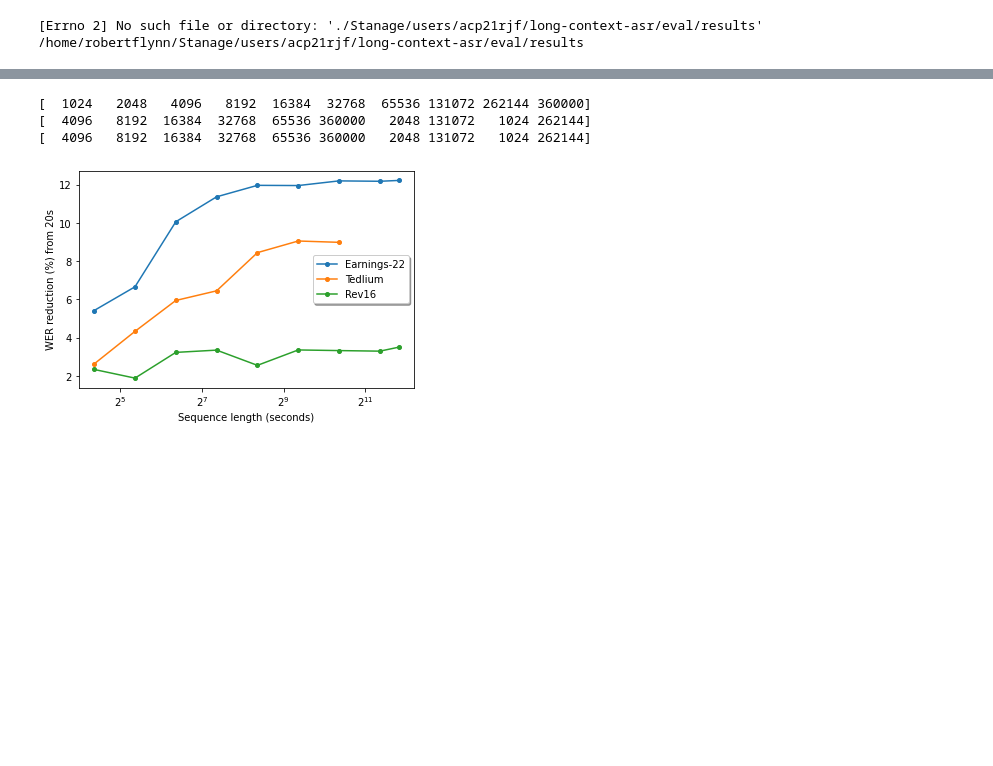
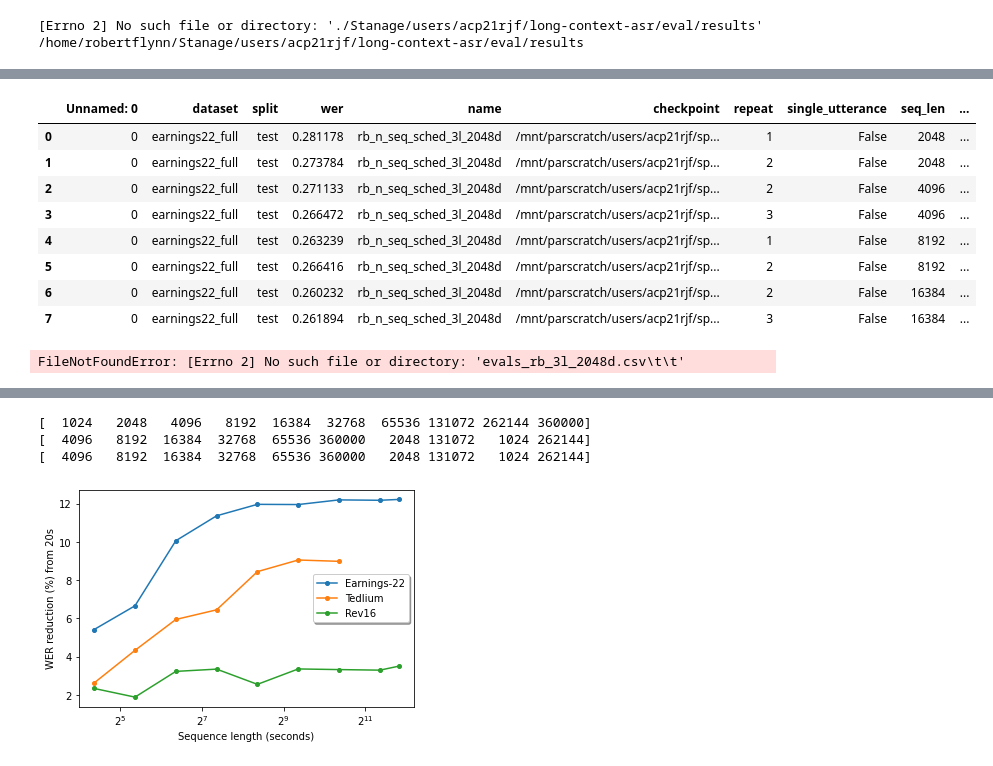
Before and after one commit to robflynnyh/long-context-asr, a Jupyter notebook: eval/results/eval.ipynb, the cells around one changed output, grey strips where cells are left out. Drawn from its saved outputs; the diff is of its cells as text; code cells hidden in the pictures; blank space fills up the shorter version.

```diff
--- a/eval/results/eval.ipynb
+++ b/eval/results/eval.ipynb
@@ -45,5 +46,21 @@ evals_rb_rev16_gnoise_m10_10SNR.csv
 # %%
 import pandas as pd, matplotlib.pyplot as plt, numpy as np
+# %%
+pd.read_csv('evals_rb_3l_2048d.csv')
+# %% [output]
+|  | Unnamed: 0 | dataset | split | wer | name | checkpoint | repeat | single_utterance | seq_len | ... |
+| 0 | 0 | earnings22_full | test | 0.281178 | rb_n_seq_sched_3l_2048d | /mnt/parscratch/users/acp21rjf/sp... | 1 | False | 2048 | ... |
+| 1 | 0 | earnings22_full | test | 0.273784 | rb_n_seq_sched_3l_2048d | /mnt/parscratch/users/acp21rjf/sp... | 2 | False | 2048 | ... |
+| 2 | 0 | earnings22_full | test | 0.271133 | rb_n_seq_sched_3l_2048d | /mnt/parscratch/users/acp21rjf/sp... | 2 | False | 4096 | ... |
+| 3 | 0 | earnings22_full | test | 0.266472 | rb_n_seq_sched_3l_2048d | /mnt/parscratch/users/acp21rjf/sp... | 3 | False | 4096 | ... |
+| 4 | 0 | earnings22_full | test | 0.263239 | rb_n_seq_sched_3l_2048d | /mnt/parscratch/users/acp21rjf/sp... | 1 | False | 8192 | ... |
+| 5 | 0 | earnings22_full | test | 0.266416 | rb_n_seq_sched_3l_2048d | /mnt/parscratch/users/acp21rjf/sp... | 2 | False | 8192 | ... |
+| 6 | 0 | earnings22_full | test | 0.260232 | rb_n_seq_sched_3l_2048d | /mnt/parscratch/users/acp21rjf/sp... | 2 | False | 16384 | ... |
+| 7 | 0 | earnings22_full | test | 0.261894 | rb_n_seq_sched_3l_2048d | /mnt/parscratch/users/acp21rjf/sp... | 3 | False | 16384 | ... |
+# %%
+pd.read_csv('evals_rb_3l_2048d.csv		')
+# %% [output]
+FileNotFoundError: [Errno 2] No such file or directory: 'evals_rb_3l_2048d.csv\t\t'
 # %%
 csv1 = pd.read_csv('evals_rotary_pos_3l.csv', sep=',')
 csv2 = pd.read_csv('evals_rb.csv', sep=',')
```
Also changed, not shown: parts of 17 cells of this notebook, 32 other files.
